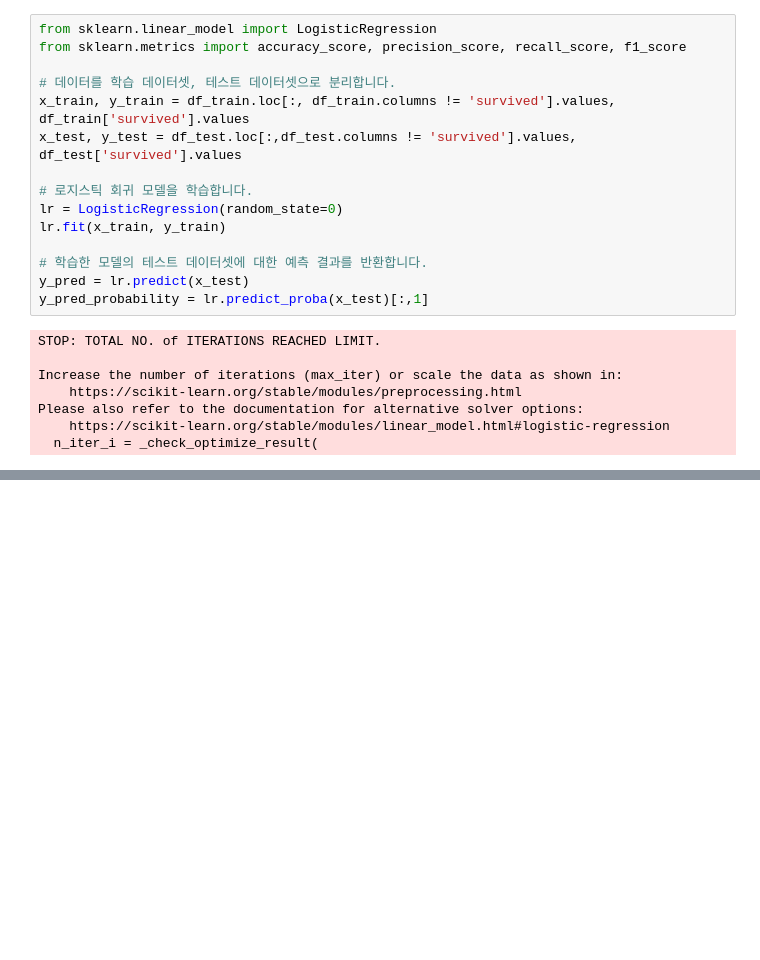
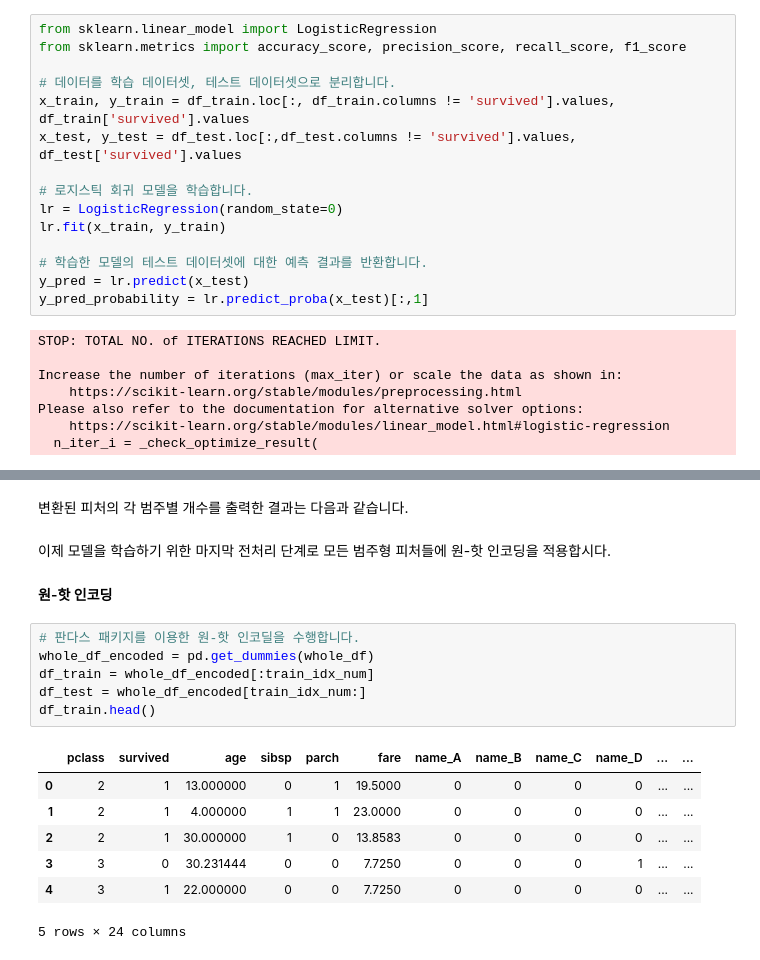
Before and after one commit to choiuikang/with_python, a Jupyter notebook: chapter-4.ipynb, the cells around one changed output, grey strips where cells are left out. Saved outputs shown, nothing was run; the diff lists cells and outputs as text; blank space fills up the shorter version.

```diff
--- a/chapter-4.ipynb
+++ b/chapter-4.ipynb
@@ -400,0 +430,19 @@ print(name_grade)
+# %% [markdown]
+변환된 피처의 각 범주별 개수를 출력한 결과는 다음과 같습니다.
+# %% [markdown]
+이제 모델을 학습하기 위한 마지막 전처리 단계로 모든 범주형 피처들에 원-핫 인코딩을 적용합시다.<br>
+#### 원-핫 인코딩
+# %%
+# 판다스 패키지를 이용한 원-핫 인코딜을 수행합니다.
+whole_df_encoded = pd.get_dummies(whole_df)
+df_train = whole_df_encoded[:train_idx_num]
+df_test = whole_df_encoded[train_idx_num:]
+df_train.head()
+# %% [output]
+|  | pclass | survived | age | sibsp | parch | fare | name_A | name_B | name_C | name_D | ... | ... |
+| 0 | 2 | 1 | 13.000000 | 0 | 1 | 19.5000 | 0 | 0 | 0 | 0 | ... | ... |
+| 1 | 2 | 1 | 4.000000 | 1 | 1 | 23.0000 | 0 | 0 | 0 | 0 | ... | ... |
+| 2 | 2 | 1 | 30.000000 | 1 | 0 | 13.8583 | 0 | 0 | 0 | 0 | ... | ... |
+| 3 | 3 | 0 | 30.231444 | 0 | 0 | 7.7250 | 0 | 0 | 0 | 1 | ... | ... |
+| 4 | 3 | 1 | 22.000000 | 0 | 0 | 7.7250 | 0 | 0 | 0 | 0 | ... | ... |
+5 rows × 24 columns
```
Also changed, not shown: parts of 66 cells of this notebook.
